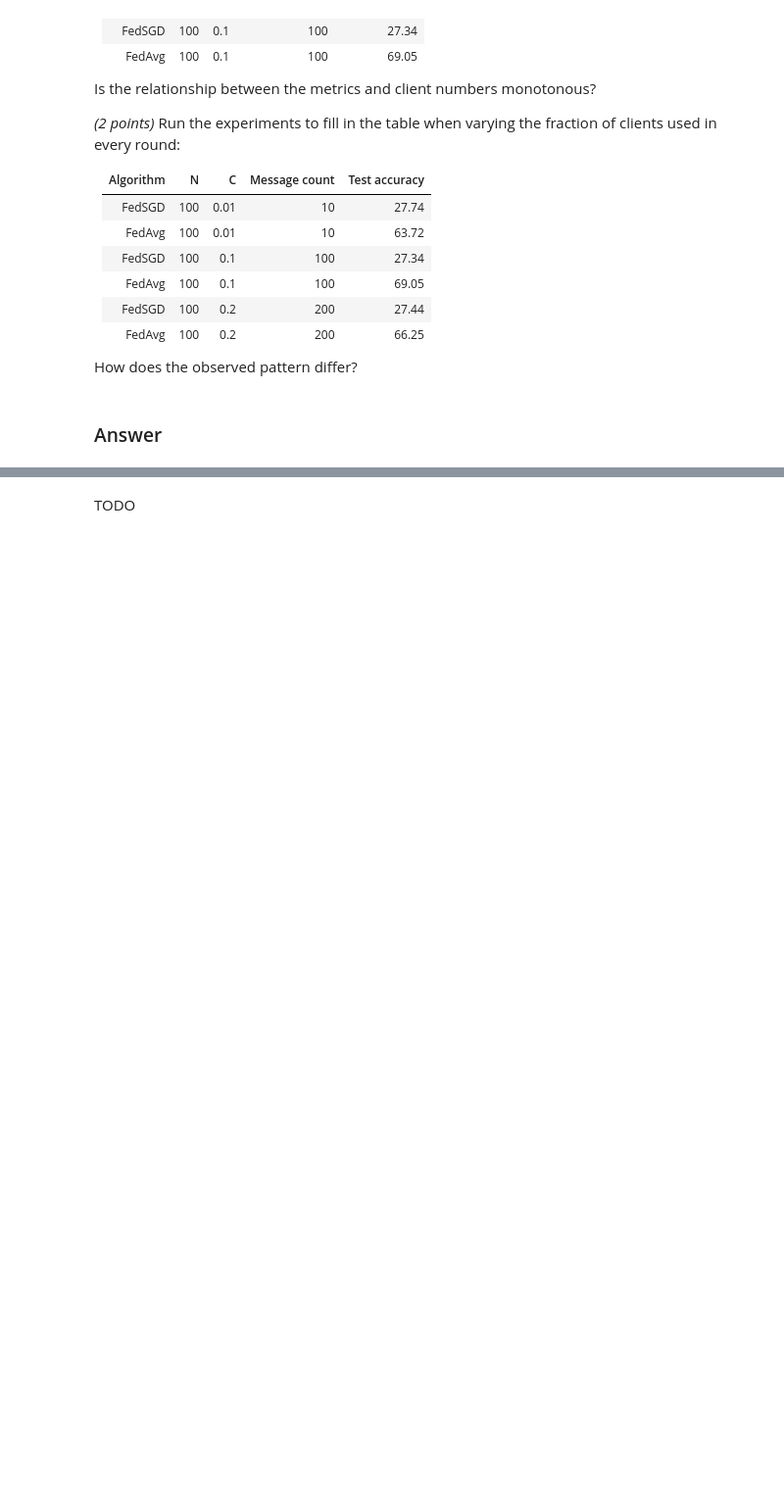
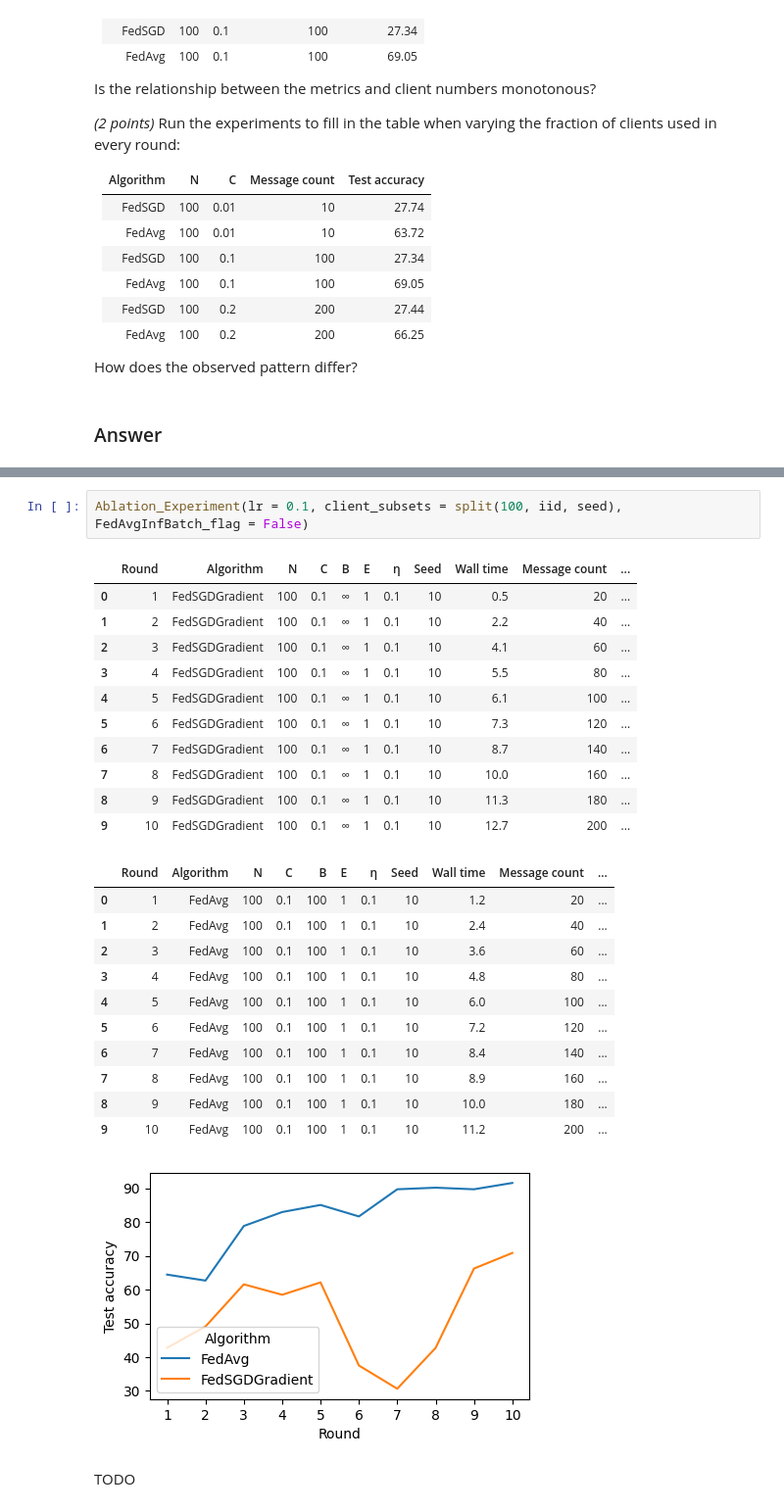
Before and after one commit to Sosekie/DDLS_Assignment, a Jupyter notebook: lab/hw-hfl.ipynb, the cells around one changed output, grey strips where cells are left out. Shown: that part at 98% size. Drawn from its saved outputs; the diff is of its cells as text; blank space fills up the shorter version.

```diff
--- a/lab/hw-hfl.ipynb
+++ b/lab/hw-hfl.ipynb
@@ -339,3 +229,29 @@ Question(lr, client_subsets_iid, client_fraction, nr_rounds)
+# %%
+Ablation_Experiment(lr = 0.1, client_subsets = split(100, iid, seed), FedAvgInfBatch_flag = False)
+# %% [output]
+|  | Round | Algorithm | N | C | B | E | η | Seed | Wall time | Message count | ... |
+| 0 | 1 | FedSGDGradient | 100 | 0.1 | ∞ | 1 | 0.1 | 10 | 0.5 | 20 | ... |
+| 1 | 2 | FedSGDGradient | 100 | 0.1 | ∞ | 1 | 0.1 | 10 | 2.2 | 40 | ... |
+| 2 | 3 | FedSGDGradient | 100 | 0.1 | ∞ | 1 | 0.1 | 10 | 4.1 | 60 | ... |
+| 3 | 4 | FedSGDGradient | 100 | 0.1 | ∞ | 1 | 0.1 | 10 | 5.5 | 80 | ... |
+| 4 | 5 | FedSGDGradient | 100 | 0.1 | ∞ | 1 | 0.1 | 10 | 6.1 | 100 | ... |
+| 5 | 6 | FedSGDGradient | 100 | 0.1 | ∞ | 1 | 0.1 | 10 | 7.3 | 120 | ... |
+| 6 | 7 | FedSGDGradient | 100 | 0.1 | ∞ | 1 | 0.1 | 10 | 8.7 | 140 | ... |
+| 7 | 8 | FedSGDGradient | 100 | 0.1 | ∞ | 1 | 0.1 | 10 | 10.0 | 160 | ... |
+| 8 | 9 | FedSGDGradient | 100 | 0.1 | ∞ | 1 | 0.1 | 10 | 11.3 | 180 | ... |
+| 9 | 10 | FedSGDGradient | 100 | 0.1 | ∞ | 1 | 0.1 | 10 | 12.7 | 200 | ... |
+|  | Round | Algorithm | N | C | B | E | η | Seed | Wall time | Message count | ... |
+| 0 | 1 | FedAvg | 100 | 0.1 | 100 | 1 | 0.1 | 10 | 1.2 | 20 | ... |
+| 1 | 2 | FedAvg | 100 | 0.1 | 100 | 1 | 0.1 | 10 | 2.4 | 40 | ... |
+| 2 | 3 | FedAvg | 100 | 0.1 | 100 | 1 | 0.1 | 10 | 3.6 | 60 | ... |
+| 3 | 4 | FedAvg | 100 | 0.1 | 100 | 1 | 0.1 | 10 | 4.8 | 80 | ... |
+| 4 | 5 | FedAvg | 100 | 0.1 | 100 | 1 | 0.1 | 10 | 6.0 | 100 | ... |
+| 5 | 6 | FedAvg | 100 | 0.1 | 100 | 1 | 0.1 | 10 | 7.2 | 120 | ... |
+| 6 | 7 | FedAvg | 100 | 0.1 | 100 | 1 | 0.1 | 10 | 8.4 | 140 | ... |
+| 7 | 8 | FedAvg | 100 | 0.1 | 100 | 1 | 0.1 | 10 | 8.9 | 160 | ... |
+| 8 | 9 | FedAvg | 100 | 0.1 | 100 | 1 | 0.1 | 10 | 10.0 | 180 | ... |
+| 9 | 10 | FedAvg | 100 | 0.1 | 100 | 1 | 0.1 | 10 | 11.2 | 200 | ... |
+[figure, added]
 # %% [markdown]
 TODO
 # %%
```
Also changed, not shown: parts of 26 cells of this notebook, 1 other file.
